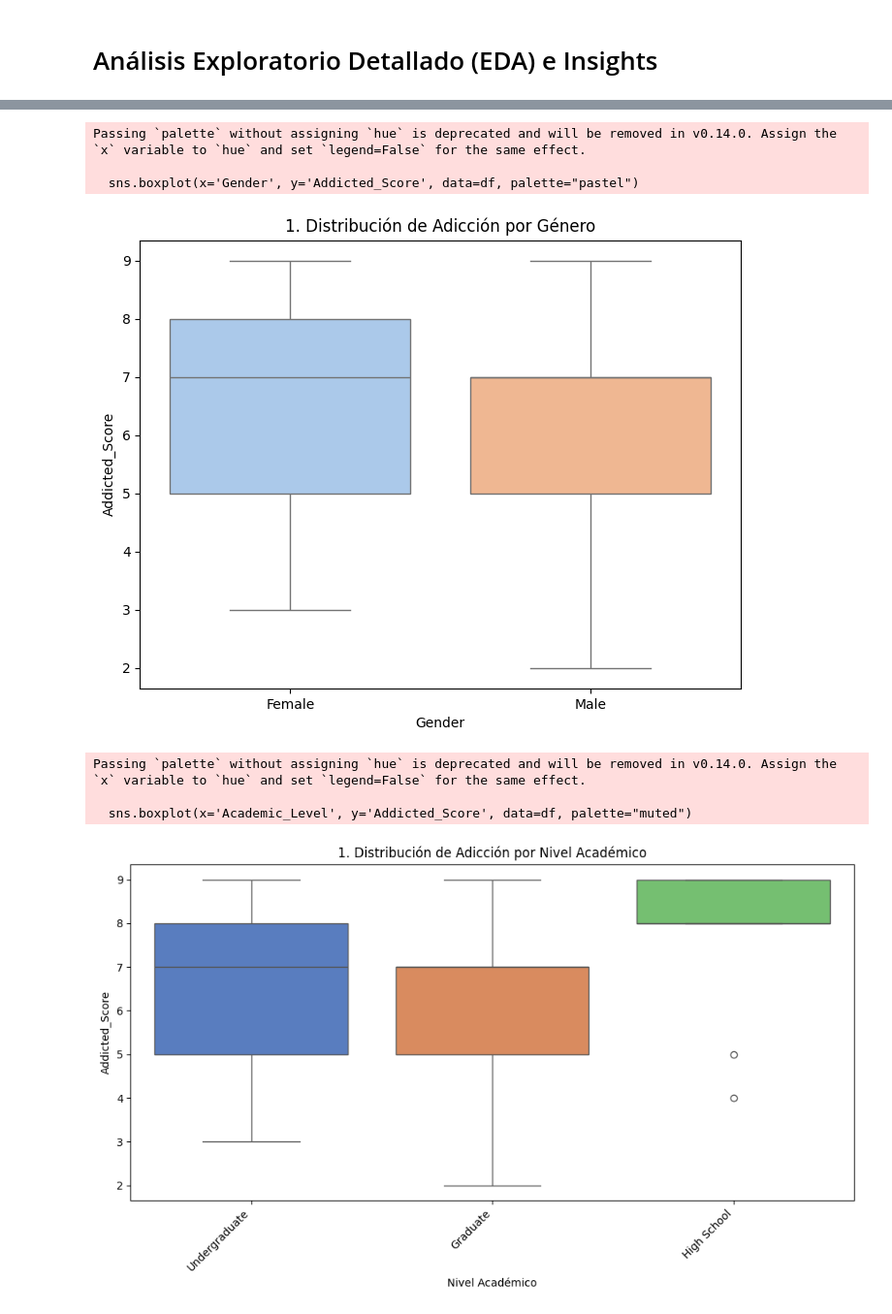
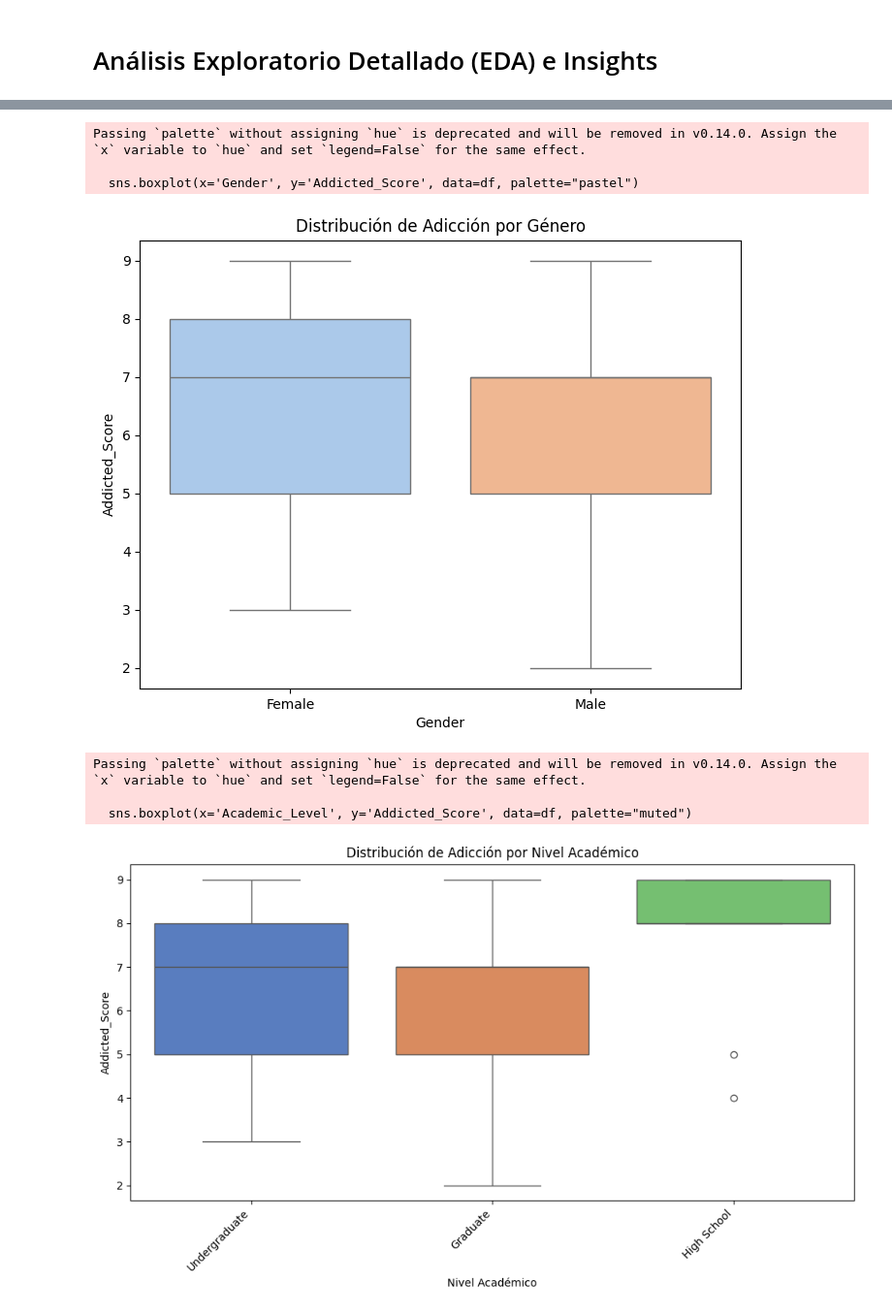
Before and after one commit to vazquezsilvana/Data-Science-II-Preentrega, a Jupyter notebook: Pre_entrega_DS_II.ipynb, the cells around one changed output, grey strips where cells are left out. Shown at 97% size. Cells and saved outputs as stored; diff of their text form; code cells hidden in the pictures.

```diff
--- a/Pre_entrega_DS_II.ipynb
+++ b/Pre_entrega_DS_II.ipynb
@@ -175,24 +180,24 @@ Pregunta: ¿Existe una diferencia significativa en el nivel de adicción según
 # %%
 # --- Análisis por Género ---
 plt.figure(figsize=(8, 6))
 sns.boxplot(x='Gender', y='Addicted_Score', data=df, palette="pastel")
-plt.title('1. Distribución de Adicción por Género')
+plt.title('Distribución de Adicción por Género')
 plt.show()
 
 # --- Análisis por Nivel Académico ---
 plt.figure(figsize=(10, 6))
 sns.boxplot(x='Academic_Level', y='Addicted_Score', data=df, palette="muted")
-plt.title('1. Distribución de Adicción por Nivel Académico')
+plt.title('Distribución de Adicción por Nivel Académico')
 plt.xlabel('Nivel Académico')
 plt.xticks(rotation=45, ha='right')
 plt.tight_layout()
 plt.show()
 # %% [output]
 Passing `palette` without assigning `hue` is deprecated and will be removed in v0.14.0. Assign the `x` variable to `hue` and set `legend=False` for the same effect.
 
   sns.boxplot(x='Gender', y='Addicted_Score', data=df, palette="pastel")
-[figure, old version]
+[figure, new version]
 Passing `palette` without assigning `hue` is deprecated and will be removed in v0.14.0. Assign the `x` variable to `hue` and set `legend=False` for the same effect.
 
   sns.boxplot(x='Academic_Level', y='Addicted_Score', data=df, palette="muted")
-[figure, old version]
+[figure, new version]
```
Also changed, not shown: parts of 12 cells of this notebook.
